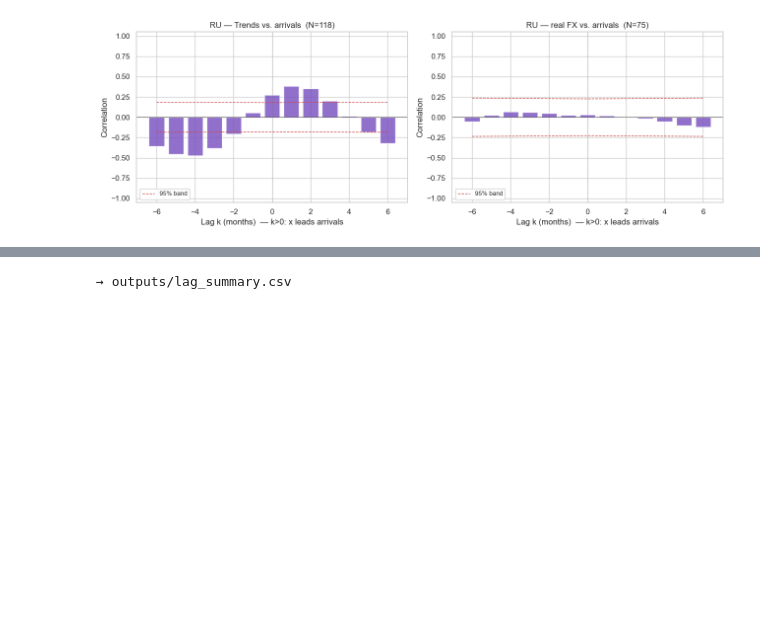
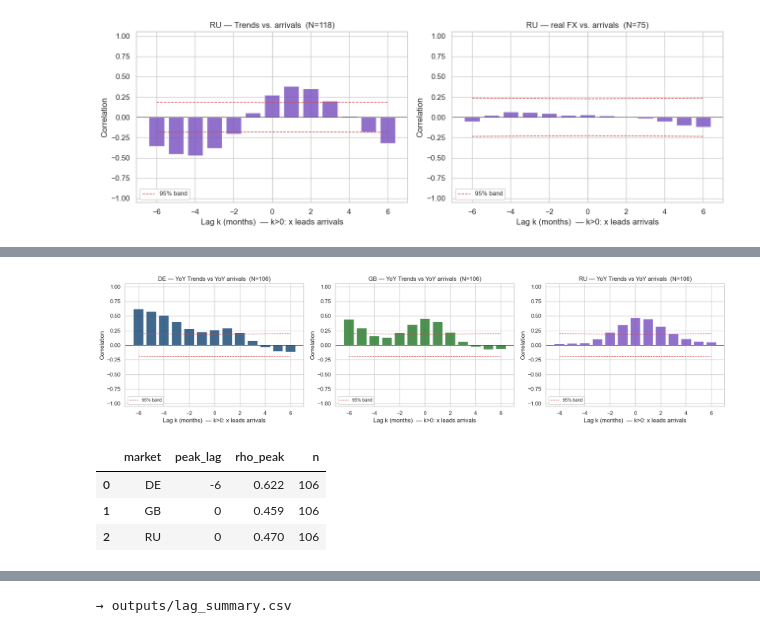
Before and after one commit to MetinSaldiris/turkey-tourism-macro-analysis, a Jupyter notebook: notebooks/02_lag_analysis.ipynb, the cells around one changed output, grey strips where cells are left out. Cells and saved outputs as stored; diff of their text form; code cells hidden in the pictures; blank space fills up the shorter version.

```diff
--- a/notebooks/02_lag_analysis.ipynb
+++ b/notebooks/02_lag_analysis.ipynb
@@ -138,3 +181,43 @@ plt.show()
+# %%
+def yoy_log_safe(s):
+    s = s.replace(0, np.nan)
+    return np.log(s) - np.log(s.shift(12))
+
+yoy_arrivals = yoy_log_safe(df['arrivals_total'])
+
+yoy_results = {}
+fig, axes = plt.subplots(1, 3, figsize=(18, 4.5))
+for ax, mkt in zip(axes, ['DE', 'GB', 'RU']):
+    spec = MARKETS[mkt]
+    yoy_trends = yoy_log_safe(df[spec['trends']])
+    lags, vals, conf, n = ccf_two_sided(yoy_trends, yoy_arrivals)
+    plot_ccf(ax, lags, vals, conf, n,
+             f'{mkt} — YoY Trends vs YoY arrivals', spec['color'])
+    yoy_results[mkt] = (lags, vals, conf, n)
+fig.tight_layout()
+fig.savefig(FIG_DIR / 'lag_yoy_ccf.png', dpi=150)
+plt.show()
+
+yoy_rows = []
+for mkt, (lags, vals, conf, n) in yoy_results.items():
+    absvals = np.abs(vals)
+    if np.all(np.isnan(absvals)):
+        continue
+    i = int(np.nanargmax(absvals))
+    yoy_rows.append({
+        'market':    mkt,
+        'peak_lag':  int(lags[i]),
+        'rho_peak':  round(float(vals[i]), 3),
+        'n':         n,
+    })
+yoy_peaks = pd.DataFrame(yoy_rows)
+yoy_peaks
+# %% [output]
+[figure, added]
+|  | market | peak_lag | rho_peak | n |
+| 0 | DE | -6 | 0.622 | 106 |
+| 1 | GB | 0 | 0.459 | 106 |
+| 2 | RU | 0 | 0.470 | 106 |
 # %% [markdown]
 ## Summary — lag of peak correlation
 
```
Also changed, not shown: parts of 9 cells of this notebook, 4 other files.
